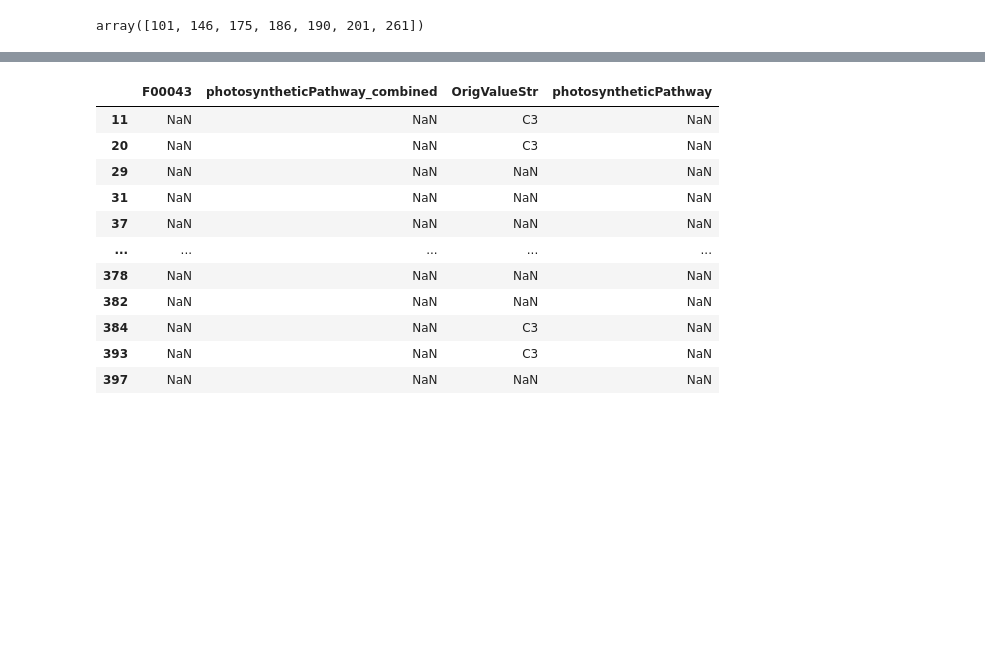
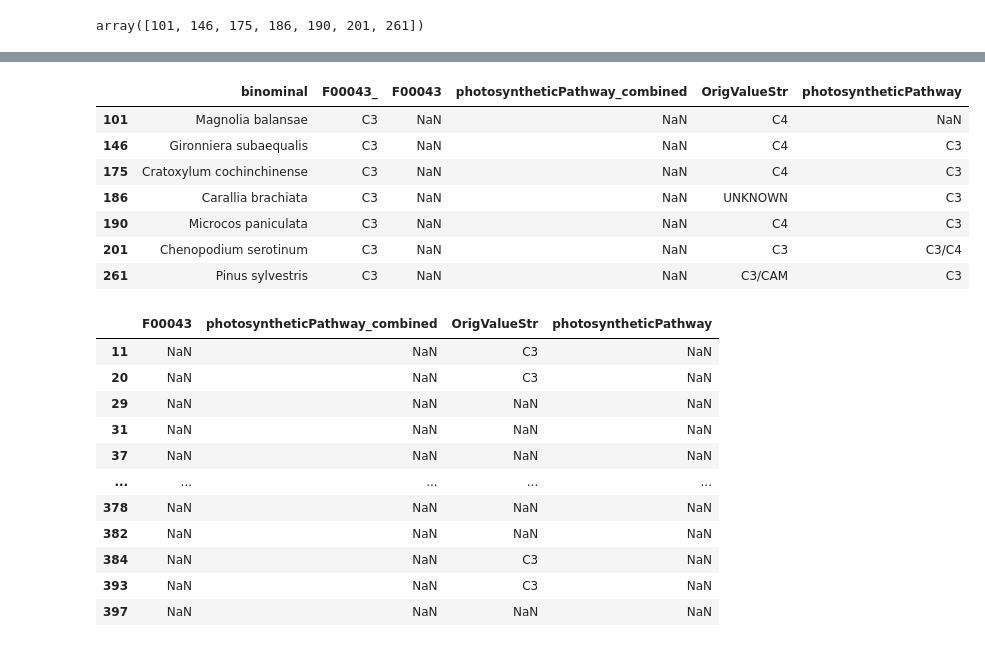
Before and after one commit to anoban/wsu, a Jupyter notebook: notebooks/chapter_02/populate_pathways.ipynb, the cells around one changed output, grey strips where cells are left out. Drawn from its saved outputs; the diff is of its cells as text; code cells hidden in the pictures; blank space fills up the shorter version.

```diff
--- a/notebooks/chapter_02/populate_pathways.ipynb
+++ b/notebooks/chapter_02/populate_pathways.ipynb
@@ -381,6 +383,18 @@ merged.dropna(subset=["F00043_"], axis=0).loc[collision_idx_between, :] # this n
 | 190 | Microcos paniculata | C3 | NaN | NaN | NaN | Categorical Plant Traits Database | C4 | ... |
 | 201 | Chenopodium serotinum | C3 | NaN | NaN | NaN | Categorical Plant Traits Database | C3 | ... |
 | 261 | Pinus sylvestris | C3 | NaN | NaN | NaN | Categorical Plant Traits Database | C3/CAM | ... |
+# %%
+# find a resolution for these species
+merged.dropna(subset=["F00043_"], axis=0).loc[collision_idx_between, ["binominal", "F00043_"] + PATHWAY_COLUMNS]
+# %% [output]
+|  | binominal | F00043_ | F00043 | photosyntheticPathway_combined | OrigValueStr | photosyntheticPathway |
+| 101 | Magnolia balansae | C3 | NaN | NaN | C4 | NaN |
+| 146 | Gironniera subaequalis | C3 | NaN | NaN | C4 | C3 |
+| 175 | Cratoxylum cochinchinense | C3 | NaN | NaN | C4 | C3 |
+| 186 | Carallia brachiata | C3 | NaN | NaN | UNKNOWN | C3 |
+| 190 | Microcos paniculata | C3 | NaN | NaN | C4 | C3 |
+| 201 | Chenopodium serotinum | C3 | NaN | NaN | C3 | C3/C4 |
+| 261 | Pinus sylvestris | C3 | NaN | NaN | C3/CAM | C3 |
 # %%
 merged.query("F00043_.isna()").loc[:, PATHWAY_COLUMNS] # 95 missing pathways in the original FRED subset
 # %% [output]
```
Also changed, not shown: parts of 6 cells of this notebook, 2 other files.
